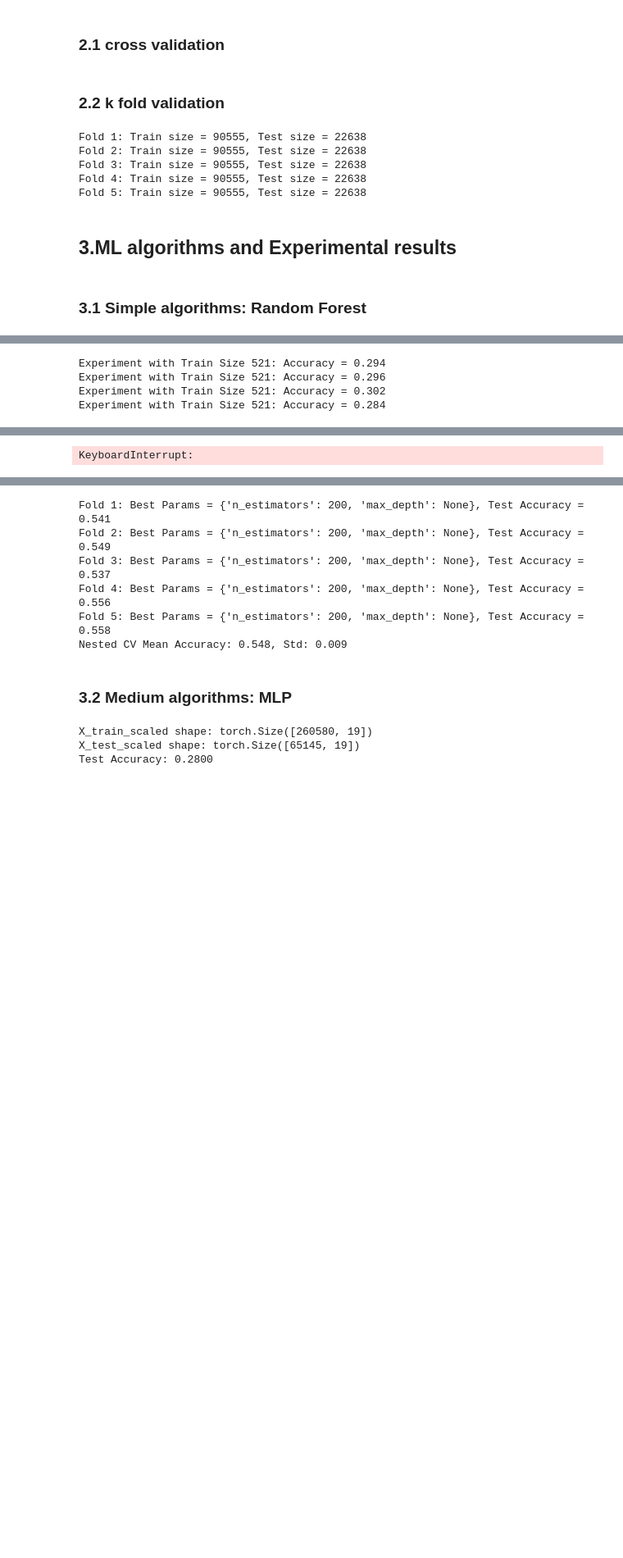
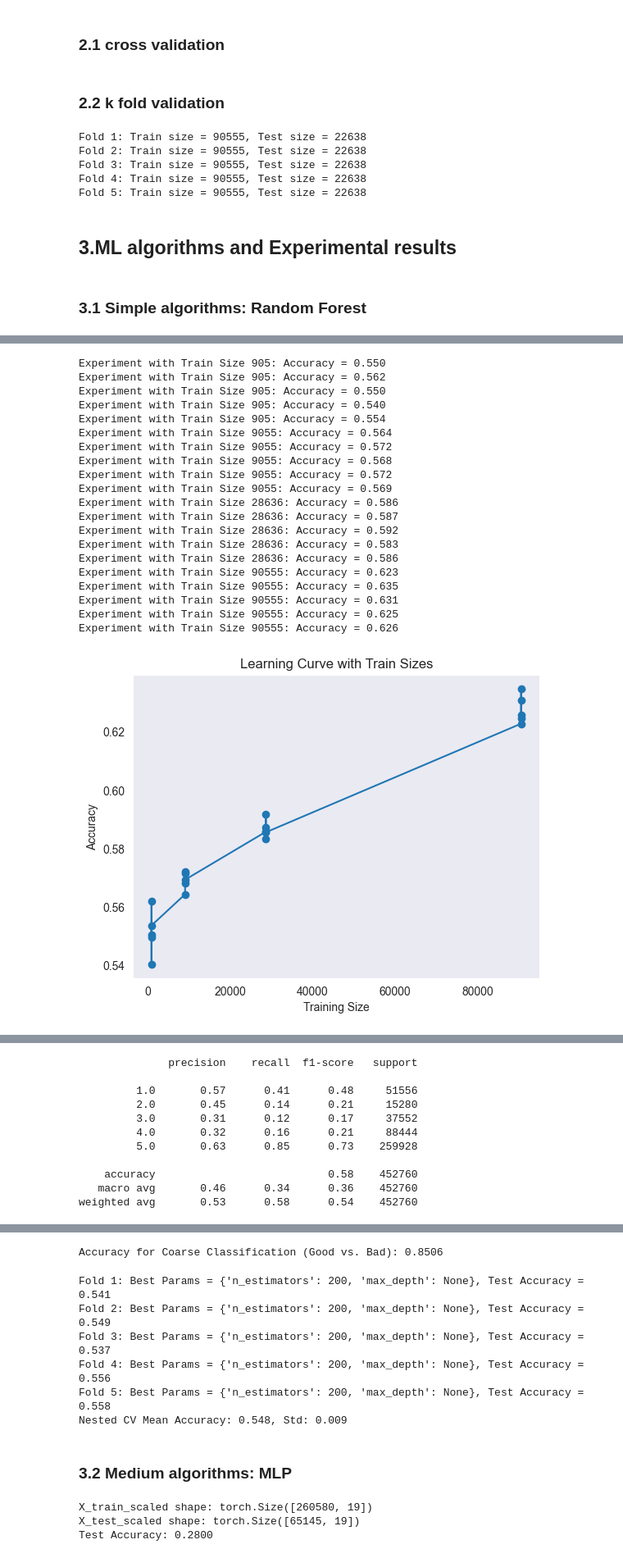
Before and after one commit to WeihaoLi-Tom/SML_AS3, a Jupyter notebook: project_3.ipynb, the cells around one changed output, grey strips where cells are left out. Shown: that part at 82% size. Cells and saved outputs as stored; diff of their text form; code cells hidden in the pictures; blank space fills up the shorter version.

```diff
--- a/project_3.ipynb
+++ b/project_3.ipynb
@@ -369,6 +369,9 @@ print(X_pca_df.head())
 2  0.779334 -6.487550 -3.183430  3.786863
 3  6.649366 -1.372562  2.330340 -1.072980
 4 -4.665561  5.456546  1.156105 -3.326500
+# %%
+X_corr = data[['payment_value', 'total_delivery_time', 'shipping_time', 'delivery_estimate_deviation', 'late_delivery']]
+y_corr = data['review_score']
 # %% [markdown]
 ## 2.Validation methods
 # %% [markdown]
@@ -452,7 +455,7 @@ experiments_per_size = n_repeats // len(train_sizes)
 
 for size in train_sizes:
     for i in range(experiments_per_size):
-        X_train, X_test, y_train, y_test = manual_train_test_split(X_smt, y_smt, test_size=0.2, random_state=i)
+        X_train, X_test, y_train, y_test = manual_train_test_split(X_corr, y_corr, test_size=0.2, random_state=i)
 
 
         subset_train_idx = X_train.index[:int(len(X_train) * size)]
@@ -460,7 +463,7 @@ for size in train_sizes:
         y_train_subset = y_train.loc[subset_train_idx]
 
 
-        model = RandomForestClassifier(n_estimators=200, random_state=42, max_depth=None)
+        model = RandomForestClassifier(n_estimators=200, random_state=42, max_depth=None,class_weight='balanced')
         model.fit(X_train_subset, y_train_subset)
 
 
@@ -500,34 +503,51 @@ conf_matrix = confusion_matrix(all_y_test, all_y_pred)
 plt.figure(figsize=(10, 8))
 sns.heatmap(conf_matrix, annot=True, fmt="d", cmap="Blues", xticklabels=np.unique(y), yticklabels=np.unique(y))
 plt.xlabel("Predicted")
 plt.ylabel("Actual")
 plt.title("Confusion Matrix for Original 5-Class Classification")
 plt.show()
 
 print(classification_report(all_y_test, all_y_pred))
 
 
 y_test_coarse = pd.Series(all_y_test).replace({1: 0, 2: 0, 4: 1, 5: 1})
 y_pred_coarse = pd.Series(all_y_pred).replace({1: 0, 2: 0, 4: 1, 5: 1})
 
 valid_indices = y_test_coarse != 3
 y_test_coarse = y_test_coarse[valid_indices]
 y_pred_coarse = y_pred_coarse[valid_indices]
 
 
 conf_matrix_coarse = confusion_matrix(y_test_coarse, y_pred_coarse)
 plt.figure(figsize=(8, 6))
 sns.heatmap(conf_matrix_coarse, annot=True, fmt="d", cmap="Blues", xticklabels=['Bad', 'Good'], yticklabels=['Bad', 'Good'])
 plt.xlabel("Predicted")
 plt.ylabel("Actual")
 plt.title("Confusion Matrix for Coarse Classification (Good vs. Bad)")
 plt.show()
 
 
 accuracy_coarse = accuracy_score(y_test_coarse, y_pred_coarse)
 print(f"Accuracy for Coarse Classification (Good vs. Bad): {accuracy_coarse:.4f}")
 # %% [output]
-Experiment with Train Size 521: Accuracy = 0.294
-Experiment with Train Size 521: Accuracy = 0.296
-Experiment with Train Size 521: Accuracy = 0.302
-Experiment with Train Size 521: Accuracy = 0.284
+Experiment with Train Size 905: Accuracy = 0.550
+Experiment with Train Size 905: Accuracy = 0.562
+Experiment with Train Size 905: Accuracy = 0.550
+Experiment with Train Size 905: Accuracy = 0.540
+Experiment with Train Size 905: Accuracy = 0.554
+Experiment with Train Size 9055: Accuracy = 0.564
+Experiment with Train Size 9055: Accuracy = 0.572
+Experiment with Train Size 9055: Accuracy = 0.568
+Experiment with Train Size 9055: Accuracy = 0.572
+Experiment with Train Size 9055: Accuracy = 0.569
+Experiment with Train Size 28636: Accuracy = 0.586
+Experiment with Train Size 28636: Accuracy = 0.587
+Experiment with Train Size 28636: Accuracy = 0.592
+Experiment with Train Size 28636: Accuracy = 0.583
+Experiment with Train Size 28636: Accuracy = 0.586
+Experiment with Train Size 90555: Accuracy = 0.623
+Experiment with Train Size 90555: Accuracy = 0.635
+Experiment with Train Size 90555: Accuracy = 0.631
+Experiment with Train Size 90555: Accuracy = 0.625
+Experiment with Train Size 90555: Accuracy = 0.626
+[figure, added]
@@ -534 +556,11 @@ Experiment with Train Size 521: Accuracy = 0.284
-KeyboardInterrupt:
+              precision    recall  f1-score   support
+
+         1.0       0.57      0.41      0.48     51556
+         2.0       0.45      0.14      0.21     15280
+         3.0       0.31      0.12      0.17     37552
+         4.0       0.32      0.16      0.21     88444
+         5.0       0.63      0.85      0.73    259928
+
+    accuracy                           0.58    452760
+   macro avg       0.46      0.34      0.36    452760
+weighted avg       0.53      0.58      0.54    452760
@@ -535,3 +568,4 @@ KeyboardInterrupt:
+Accuracy for Coarse Classification (Good vs. Bad): 0.8506
 # %%
 import numpy as np
 from sklearn.ensemble import RandomForestClassifier
```
Also changed, not shown: parts of 4 cells of this notebook.
